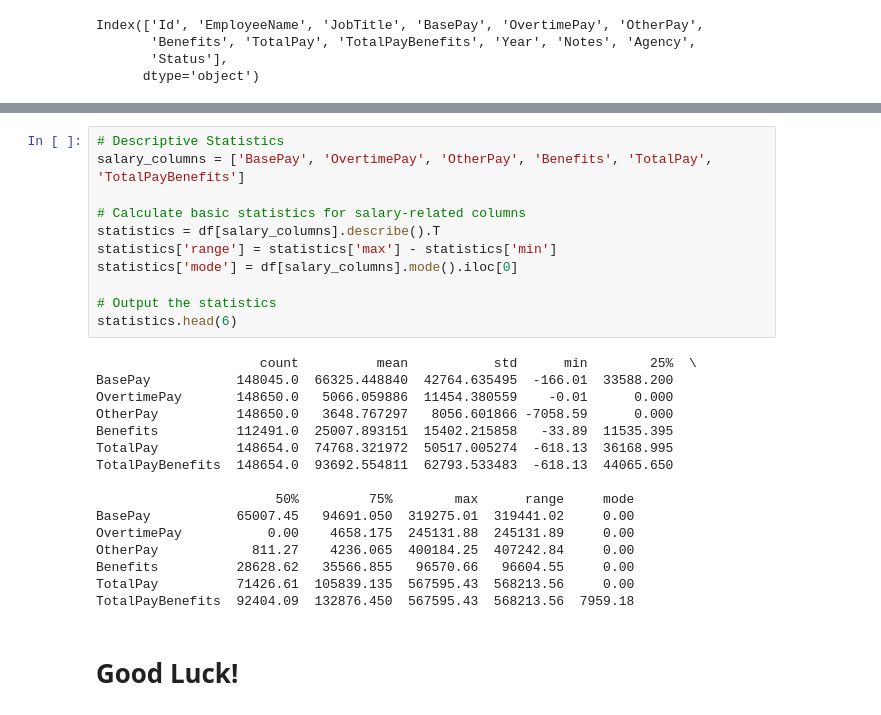
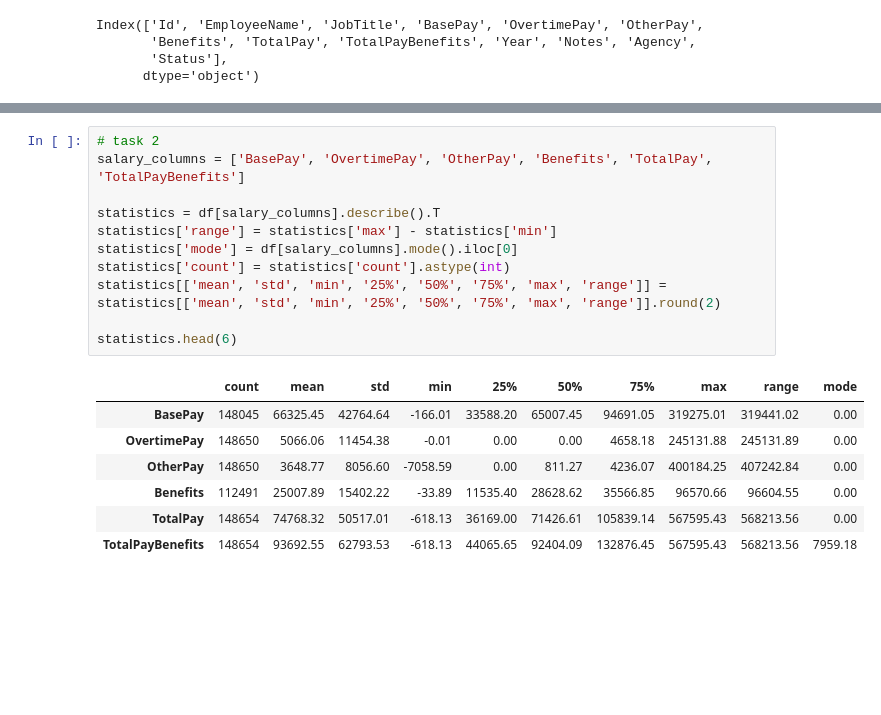
Before and after one commit to bilalalhalabi0/ShAI-Assingnment, a Jupyter notebook: ShAI_BootCamp_Assignment.ipynb, the cells around one changed output, grey strips where cells are left out. Drawn from its saved outputs; the diff is of its cells as text; blank space fills up the shorter version.

```diff
--- a/ShAI_BootCamp_Assignment.ipynb
+++ b/ShAI_BootCamp_Assignment.ipynb
@@ -112,29 +94,19 @@ dtype: int64
 # %%
-# Descriptive Statistics
+# task 2
 salary_columns = ['BasePay', 'OvertimePay', 'OtherPay', 'Benefits', 'TotalPay', 'TotalPayBenefits']
 
-# Calculate basic statistics for salary-related columns
 statistics = df[salary_columns].describe().T
 statistics['range'] = statistics['max'] - statistics['min']
 statistics['mode'] = df[salary_columns].mode().iloc[0]
+statistics['count'] = statistics['count'].astype(int)
+statistics[['mean', 'std', 'min', '25%', '50%', '75%', 'max', 'range']] = statistics[['mean', 'std', 'min', '25%', '50%', '75%', 'max', 'range']].round(2)
 
-# Output the statistics
 statistics.head(6)
 # %% [output]
-                     count          mean           std      min        25%  \
-BasePay           148045.0  66325.448840  42764.635495  -166.01  33588.200
-OvertimePay       148650.0   5066.059886  11454.380559    -0.01      0.000
-OtherPay          148650.0   3648.767297   8056.601866 -7058.59      0.000
-Benefits          112491.0  25007.893151  15402.215858   -33.89  11535.395
-TotalPay          148654.0  74768.321972  50517.005274  -618.13  36168.995
-TotalPayBenefits  148654.0  93692.554811  62793.533483  -618.13  44065.650
-
-                       50%         75%        max      range     mode
-BasePay           65007.45   94691.050  319275.01  319441.02     0.00
-OvertimePay           0.00    4658.175  245131.88  245131.89     0.00
-OtherPay            811.27    4236.065  400184.25  407242.84     0.00
-Benefits          28628.62   35566.855   96570.66   96604.55     0.00
-TotalPay          71426.61  105839.135  567595.43  568213.56     0.00
-TotalPayBenefits  92404.09  132876.450  567595.43  568213.56  7959.18
+|  | count | mean | std | min | 25% | 50% | 75% | max | range | mode |
+| BasePay | 148045 | 66325.45 | 42764.64 | -166.01 | 33588.20 | 65007.45 | 94691.05 | 319275.01 | 319441.02 | 0.00 |
+| OvertimePay | 148650 | 5066.06 | 11454.38 | -0.01 | 0.00 | 0.00 | 4658.18 | 245131.88 | 245131.89 | 0.00 |
+| OtherPay | 148650 | 3648.77 | 8056.60 | -7058.59 | 0.00 | 811.27 | 4236.07 | 400184.25 | 407242.84 | 0.00 |
+| Benefits | 112491 | 25007.89 | 15402.22 | -33.89 | 11535.40 | 28628.62 | 35566.85 | 96570.66 | 96604.55 | 0.00 |
+| TotalPay | 148654 | 74768.32 | 50517.01 | -618.13 | 36169.00 | 71426.61 | 105839.14 | 567595.43 | 568213.56 | 0.00 |
+| TotalPayBenefits | 148654 | 93692.55 | 62793.53 | -618.13 | 44065.65 | 92404.09 | 132876.45 | 567595.43 | 568213.56 | 7959.18 |
-# %% [markdown]
-# Good Luck!
```
Also changed, not shown: parts of 7 cells of this notebook.
